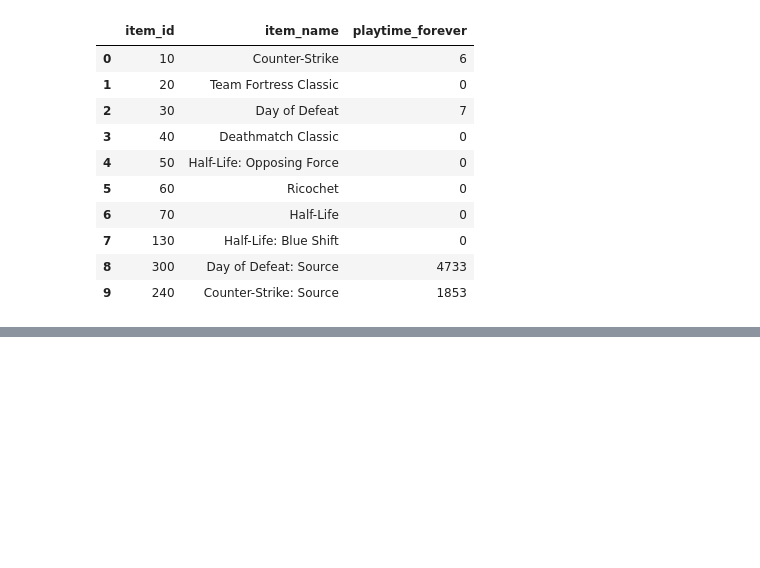
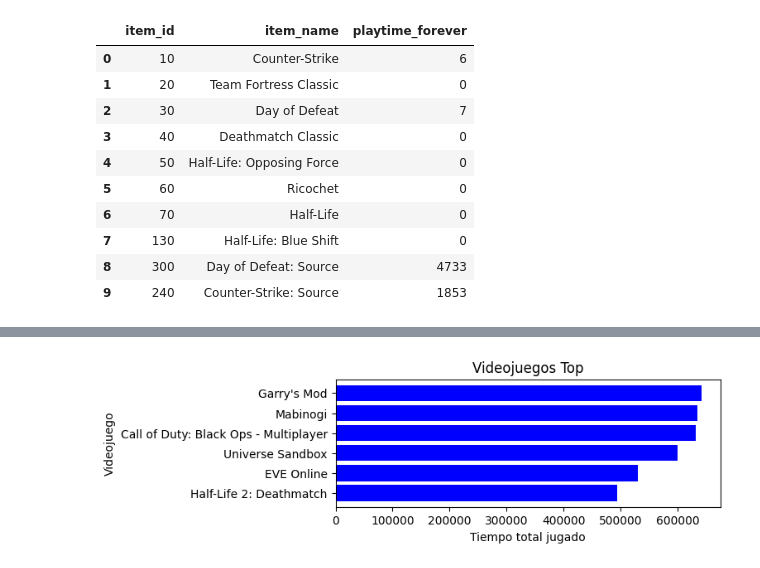
Before and after one commit to webclinic017/STEAM, a Jupyter notebook: limpieza.ipynb, the cells around one changed output, grey strips where cells are left out. Saved outputs shown, nothing was run; the diff lists cells and outputs as text; code cells hidden in the pictures; blank space fills up the shorter version.

```diff
--- a/limpieza.ipynb
+++ b/limpieza.ipynb
@@ -632,0 +388,16 @@ print
+# %%
+#Los juegos con mayor tiempo jugado
+top_playtime = df_item.sort_values(by='playtime_forever', ascending=False).head(10)
+
+plt.figure(figsize=(6, 2))
+
+plt.barh(top_playtime['item_name'], top_playtime['playtime_forever'], color='blue')
+plt.xlabel('Tiempo total jugado')
+plt.ylabel('Videojuego')
+plt.title('Videojuegos Top')
+
+plt.gca().invert_yaxis()
+
+plt.show()
+# %% [output]
+[figure, added]
```
Also changed, not shown: parts of 15 cells of this notebook, 2 other files.
